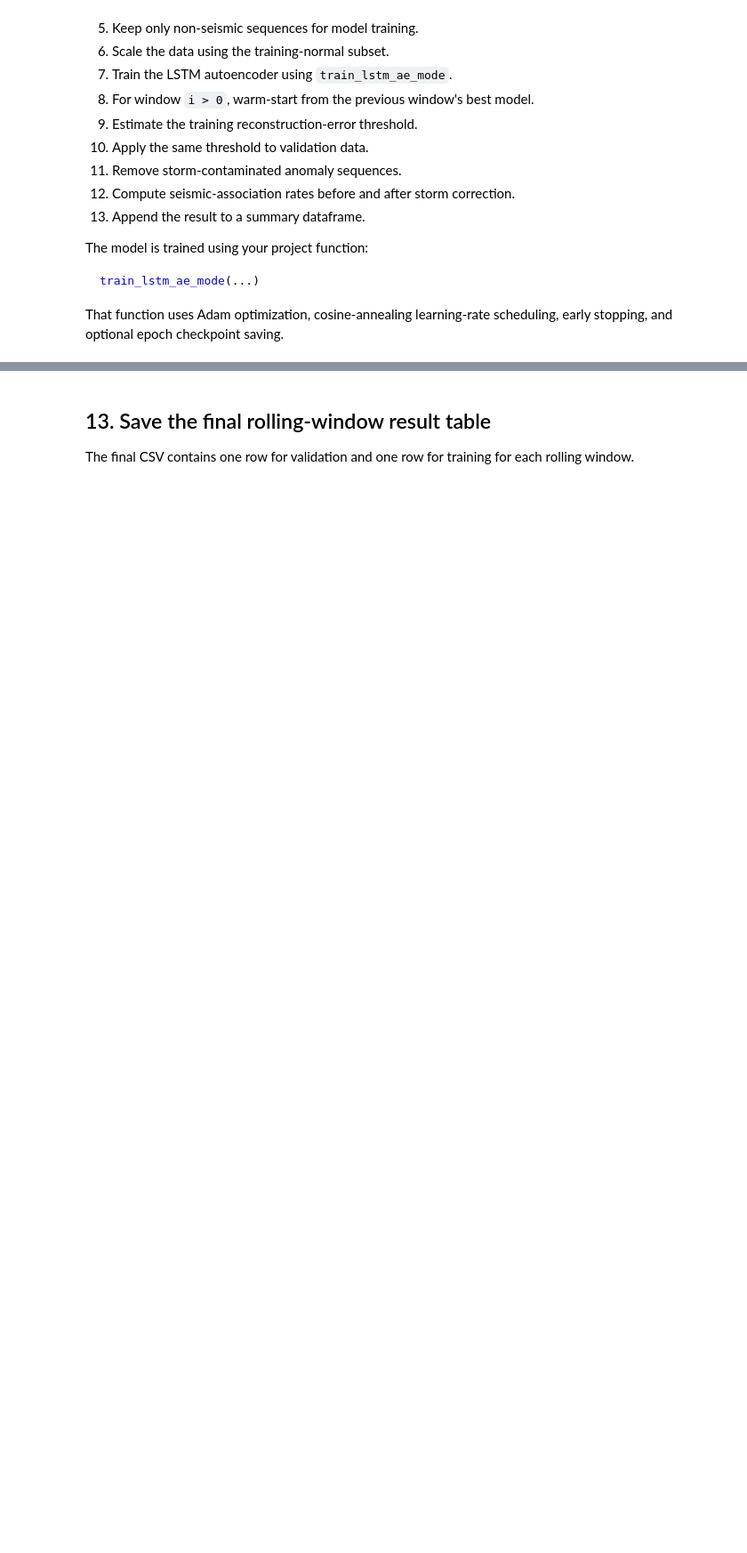
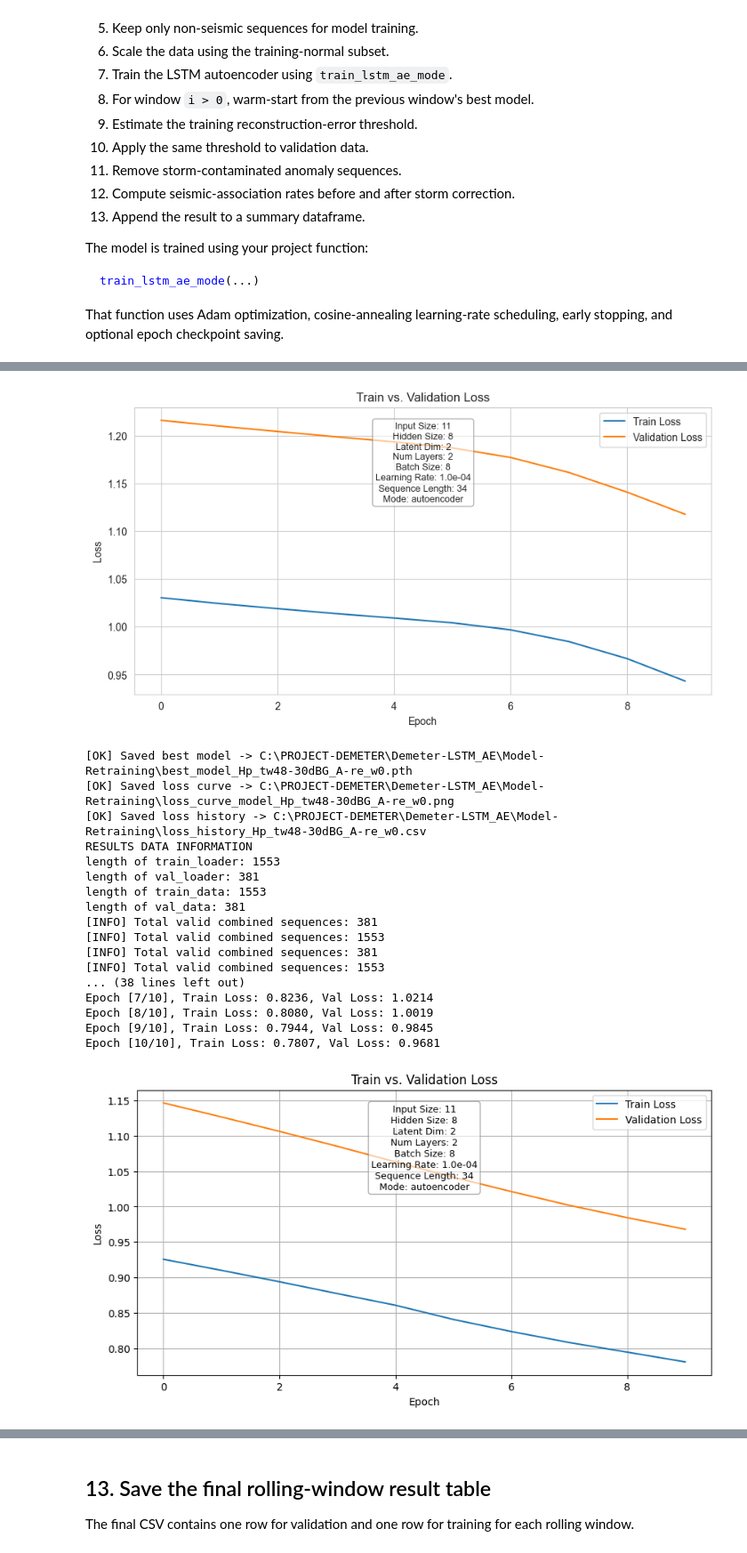
Before and after one commit to Meghababu99/Demeter-Anomaly-Detection-Framework, a Jupyter notebook: Final-Code/DEMETER_LSTM_AE-Training.ipynb, the cells around one changed output, grey strips where cells are left out. Shown at 89% size. Cells and saved outputs as stored; diff of their text form; code cells hidden in the pictures; blank space fills up the shorter version.

```diff
--- a/Final-Code/DEMETER_LSTM_AE-Training.ipynb
+++ b/Final-Code/DEMETER_LSTM_AE-Training.ipynb
@@ -145,7 +147,7 @@ STORM_DATA_PATH = DATA_DIR / "storm_data.pkl"
 MAIN_DATA_PATH = DATA_DIR / "Down_Orbits-Q3-loc-Train-limitedgrids_RES.pkl"
 
 # Change this if the earthquake catalogue is stored elsewhere.
-EQ_PATH = Path("/home/mbabu/EQ_Data/EQ.csv")
+EQ_PATH = Path(fr"C:\PROJECT-DEMETER\Demeter-LSTM_AE\Data\EQ.csv")
 # Alternative example:
 # EQ_PATH = DATA_DIR / "Main_earthquakes.csv"
 
@@ -179,8 +181,8 @@ hidden_size = 8
 num_layers = 2
 
 batch_size = 8
-lr = 0.001
-num_epochs = 1000
+lr = 0.0001
+num_epochs = 10
 patience = 150
 
 # ============================================================
@@ -191,7 +193,7 @@ pc = 98
 tw = 48
 sw = 20   # Change to 22 if your thesis/final experiment uses 22° x 22°.
 
-m = f"tw{tw}-30dBG_A"
+m = f"tw{tw}-30dBG_A-re"
 
 # ============================================================
 # STORM FILTER THRESHOLDS
@@ -220,8 +227,10 @@ df = data.loc[:, ~data.columns.str.startswith("Q3")].copy()
 df.index = pd.to_datetime(df.index)
 
 eq = pd.read_csv(EQ_PATH, parse_dates=["Time"])
-eq["Time"] = pd.to_datetime(eq["Time"], errors="coerce")
-eq = eq.dropna(subset=["Time"]).copy()
+eq['Time'] = pd.to_datetime(eq['Time'], errors="coerce")
+eq['Time'] = pd.to_datetime(eq['Time']).dt.strftime('%Y-%m-%d %H:%M:%S')
+eq['Time'] = pd.to_datetime(eq['Time'])
+
 
 storm_data["Datetime"] = pd.to_datetime(storm_data["Datetime"], errors="coerce")
 
@@ -567,8 +598,13 @@ for i, w in enumerate(windows_train):
     # ------------------------------------------------------------
     # Load seismic labels for normal-only training
     # ------------------------------------------------------------
-    train_label_path = OUTPUT_DIR_RETRAINING / f"summary_df_train_30D-22SW-{tag_l}.csv"
-    val_label_path = OUTPUT_DIR_RETRAINING / f"summary_df_val_30D-22SW-{tag_l}.csv"
+    train_label_path = Path(
+        fr"C:\PROJECT-DEMETER\Demeter-LSTM_AE\Data\Label_data\summary_df_train_30D-22SW-{tag_l}.csv"
+    )
+
+    val_label_path = Path(
+        fr"C:\PROJECT-DEMETER\Demeter-LSTM_AE\Data\Label_data\summary_df_val_30D-22SW-{tag_l}.csv"
+    )
 
     if not train_label_path.exists():
         raise FileNotFoundError(f"Missing train label file: {train_label_path}")
@@ -889,3 +925,4 @@ for i, w in enumerate(windows_train):
 
     print(interim_df.tail(2))
     print(f"[OK] Saved interim result CSV -> {interim_csv}")
+# %% [output]
@@ -891,0 +947,19 @@ for i, w in enumerate(windows_train):
+[figure, added]
+[OK] Saved best model -> C:\PROJECT-DEMETER\Demeter-LSTM_AE\Model-Retraining\best_model_Hp_tw48-30dBG_A-re_w0.pth
+[OK] Saved loss curve -> C:\PROJECT-DEMETER\Demeter-LSTM_AE\Model-Retraining\loss_curve_model_Hp_tw48-30dBG_A-re_w0.png
+[OK] Saved loss history -> C:\PROJECT-DEMETER\Demeter-LSTM_AE\Model-Retraining\loss_history_Hp_tw48-30dBG_A-re_w0.csv
+RESULTS DATA INFORMATION
+length of train_loader: 1553
+length of val_loader: 381
+length of train_data: 1553
+length of val_data: 381
+[INFO] Total valid combined sequences: 381
+[INFO] Total valid combined sequences: 1553
+[INFO] Total valid combined sequences: 381
+[INFO] Total valid combined sequences: 1553
+... (38 lines left out)
+Epoch [7/10], Train Loss: 0.8236, Val Loss: 1.0214
+Epoch [8/10], Train Loss: 0.8080, Val Loss: 1.0019
+Epoch [9/10], Train Loss: 0.7944, Val Loss: 0.9845
+Epoch [10/10], Train Loss: 0.7807, Val Loss: 0.9681
+[figure, added]
```
Also changed, not shown: parts of 10 cells of this notebook, 9 other files.
